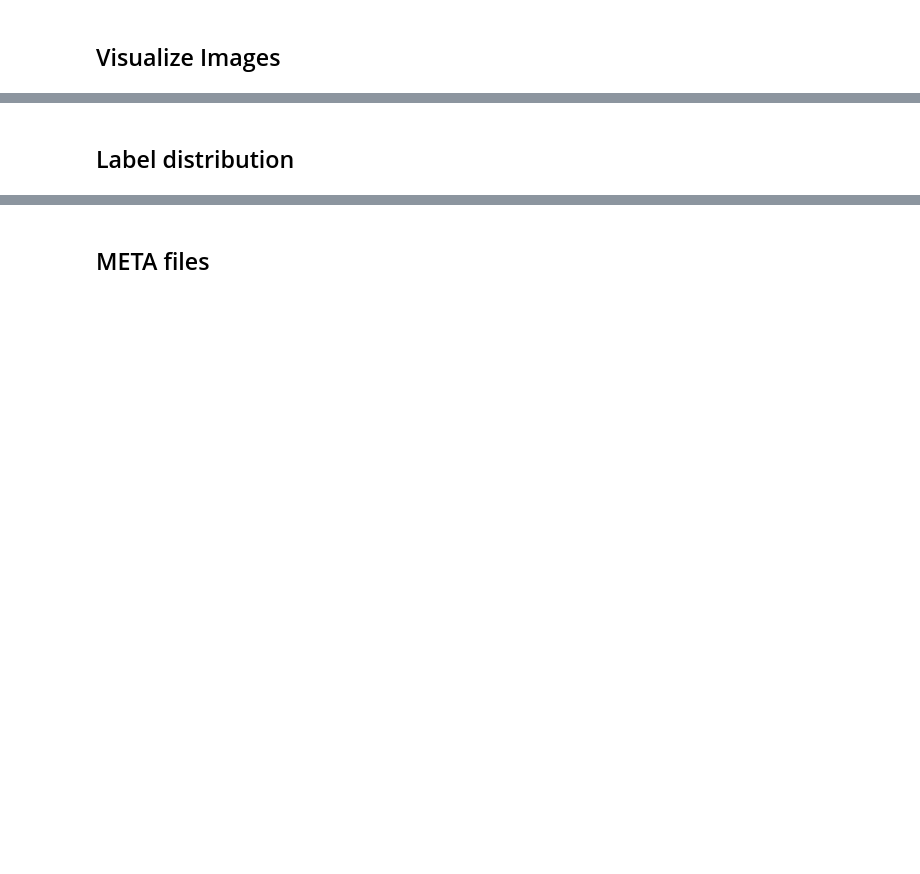
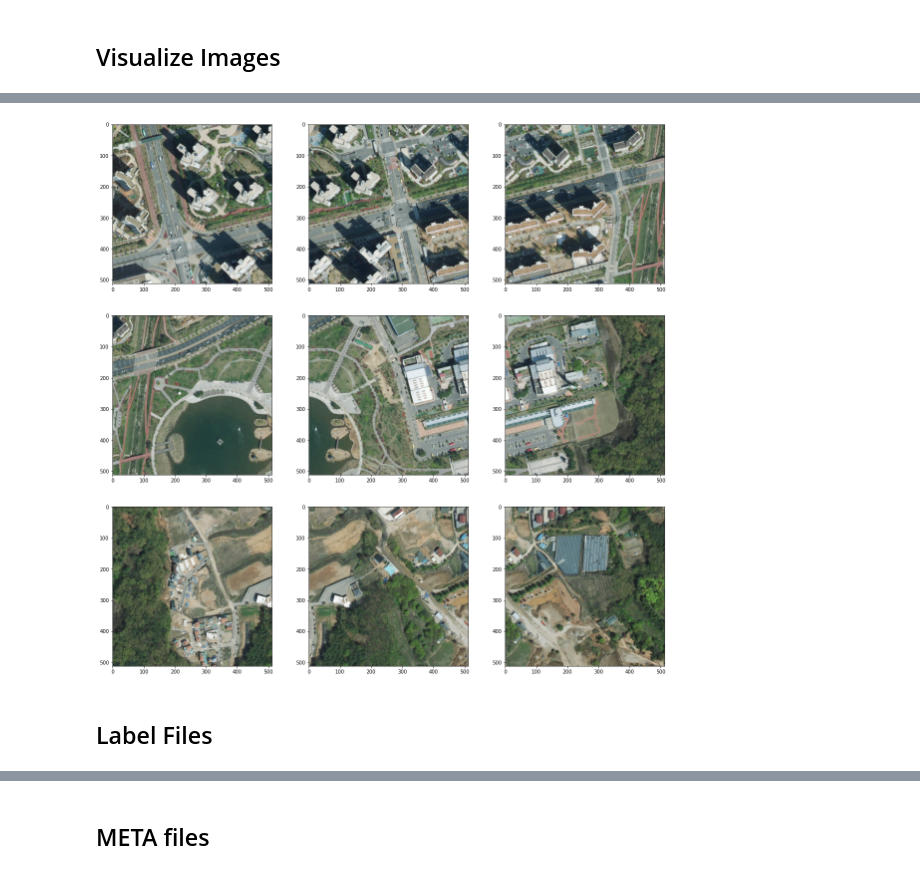
Before and after one commit to parksu111/map-segmentation, a Jupyter notebook: preprocess/EDA.ipynb, the cells around one changed output, grey strips where cells are left out. Drawn from its saved outputs; the diff is of its cells as text; code cells hidden in the pictures; blank space fills up the shorter version.

```diff
--- a/preprocess/EDA.ipynb
+++ b/preprocess/EDA.ipynb
@@ -17,2 +58,11 @@ We have 4 different folders:
+# %%
+plt.figure(figsize=(20,20))
+for i in range(9):
+    plt.subplot(3,3,i+1)
+    impath = os.path.join(rawtiffs_path, rawtiffs[i])
+    im = tiff.imread(impath)
+    plt.imshow(im)
+# %% [output]
+[figure, added]
 # %% [markdown]
-## Label distribution
+## Label Files
```
Also changed, not shown: parts of 34 cells of this notebook.
